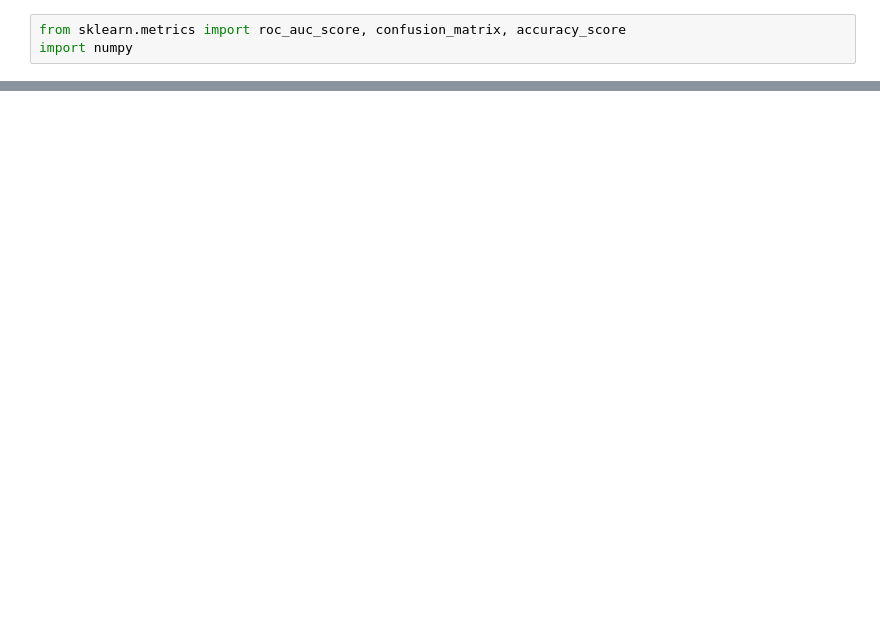
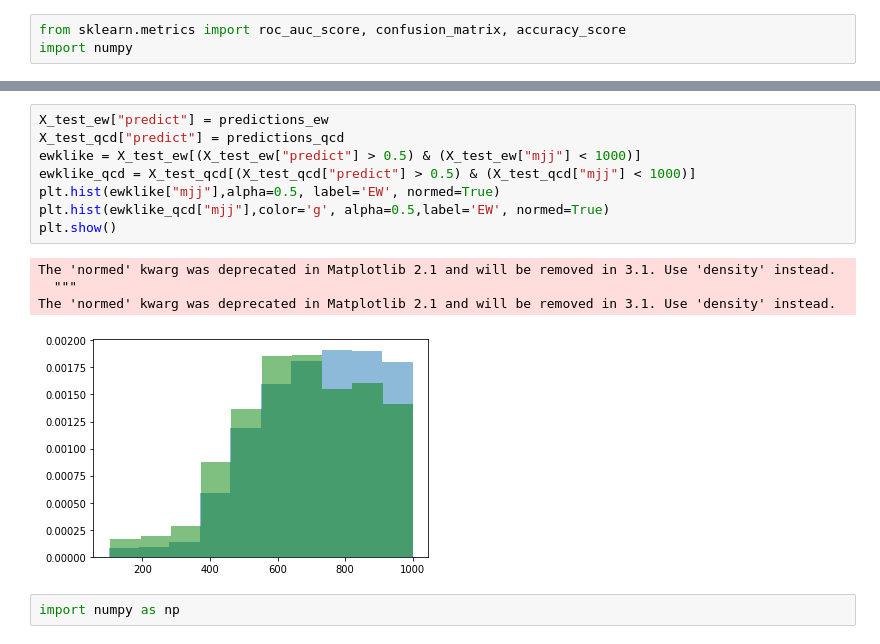
Before and after one commit to kdlong/WZVBS_MVAstudies, a Jupyter notebook: WZjj Scikit-learn tests.ipynb, the cells around one changed output, grey strips where cells are left out. Drawn from its saved outputs; the diff is of its cells as text; blank space fills up the shorter version.

```diff
--- a/WZjj Scikit-learn tests.ipynb
+++ b/WZjj Scikit-learn tests.ipynb
@@ -189,0 +233,15 @@ Background 13.5558
+# %%
+X_test_ew["predict"] = predictions_ew
+X_test_qcd["predict"] = predictions_qcd
+ewklike = X_test_ew[(X_test_ew["predict"] > 0.5) & (X_test_ew["mjj"] < 1000)]
+ewklike_qcd = X_test_qcd[(X_test_qcd["predict"] > 0.5) & (X_test_qcd["mjj"] < 1000)]
+plt.hist(ewklike["mjj"],alpha=0.5, label='EW', normed=True)
+plt.hist(ewklike_qcd["mjj"],color='g', alpha=0.5,label='EW', normed=True)
+plt.show()
+# %% [output]
+The 'normed' kwarg was deprecated in Matplotlib 2.1 and will be removed in 3.1. Use 'density' instead.
+  """
+The 'normed' kwarg was deprecated in Matplotlib 2.1 and will be removed in 3.1. Use 'density' instead.
+[figure, added]
+# %%
+import numpy as np
```
Also changed, not shown: parts of 30 cells of this notebook.
